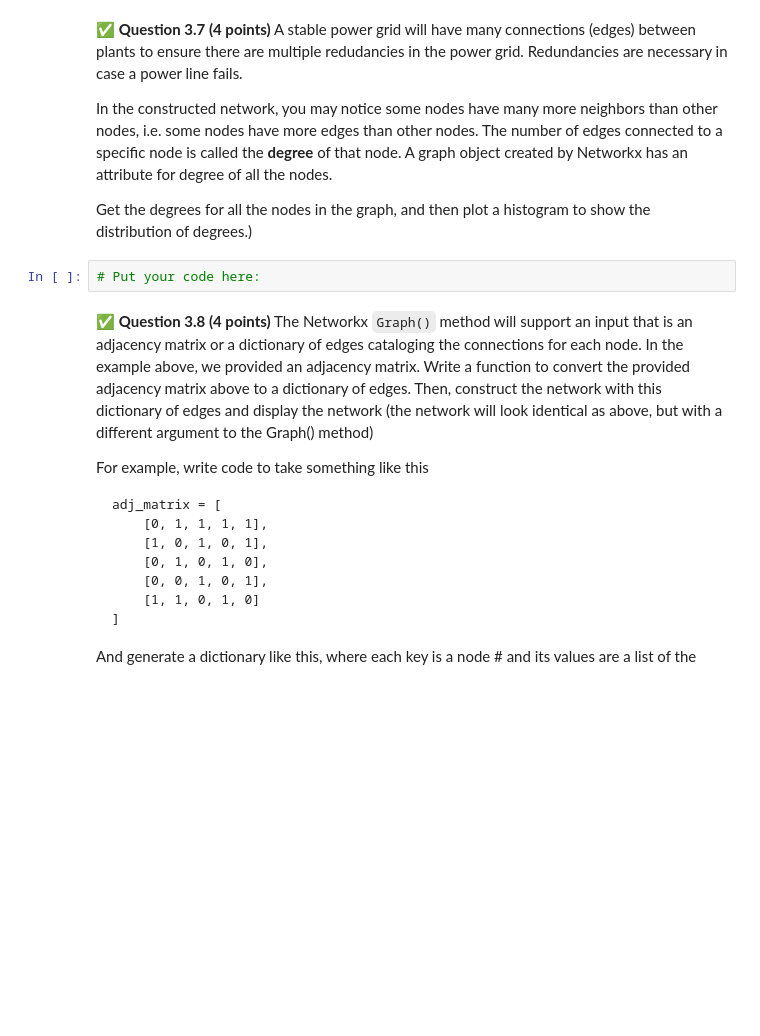
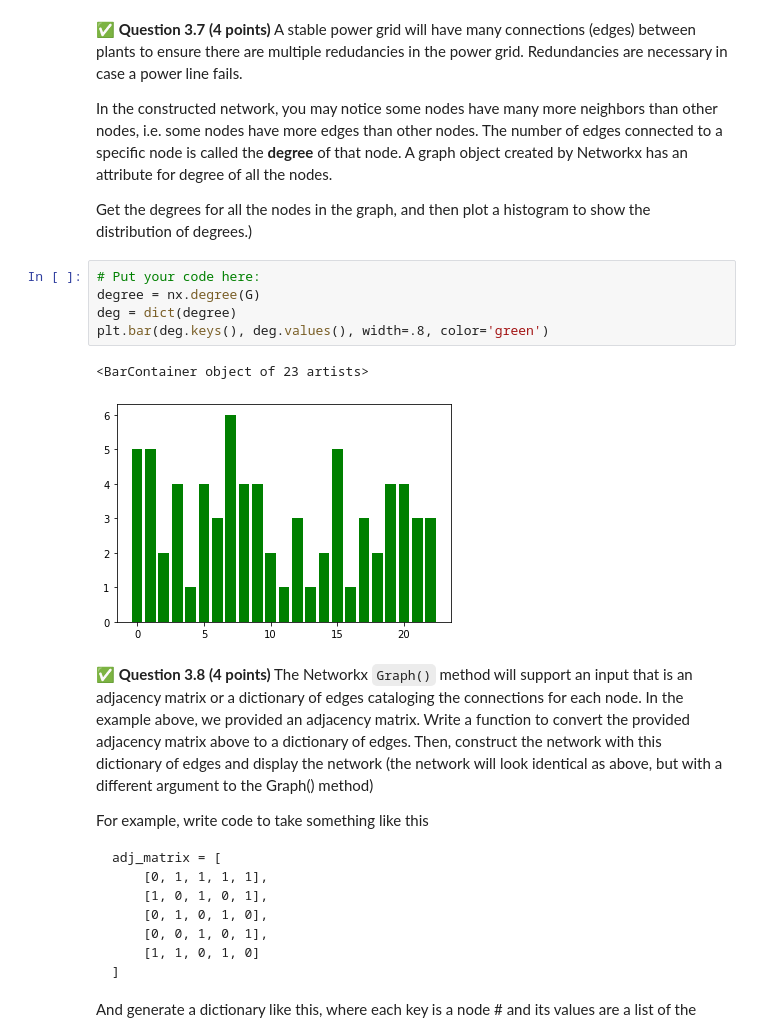
Before and after one commit to Colino03/CMSE202-f23-turnin, a Jupyter notebook: hw-02/HW-02-ColinBonnema.ipynb, the cells around one changed output. Saved outputs shown, nothing was run; the diff lists cells and outputs as text; blank space fills up the shorter version.

```diff
--- a/hw-02/HW-02-ColinBonnema.ipynb
+++ b/hw-02/HW-02-ColinBonnema.ipynb
@@ -604,8 +604,14 @@ nx.draw(G, pos=position.values, with_labels=True)
 In the constructed network, you may notice some nodes have many more neighbors than other nodes, i.e. some nodes have more edges than other nodes. The number of edges connected to a specific node is called the **degree** of that node. A graph object created by Networkx has an attribute for degree of all the nodes.
 
 Get the degrees for all the nodes in the graph, and then plot a histogram to show the distribution of degrees.)
-# %%
-# Put your code here:
+# %%
+# Put your code here:
+degree = nx.degree(G)
+deg = dict(degree)
+plt.bar(deg.keys(), deg.values(), width=.8, color='green')
+# %% [output]
+<BarContainer object of 23 artists>
+[figure, added]
 # %% [markdown]
 &#9989; **Question 3.8 (4 points)** The Networkx `Graph()` method will support an input that is an adjacency matrix or a dictionary of edges cataloging the connections for each node.  In the example above, we provided an adjacency matrix.  Write a function to convert the provided adjacency matrix above to a dictionary of edges.  Then, construct the network with this dictionary of edges and display the network (the network will look identical as above, but with a different argument to the Graph() method)
 
```
Also changed, not shown: parts of 2 cells of this notebook.
